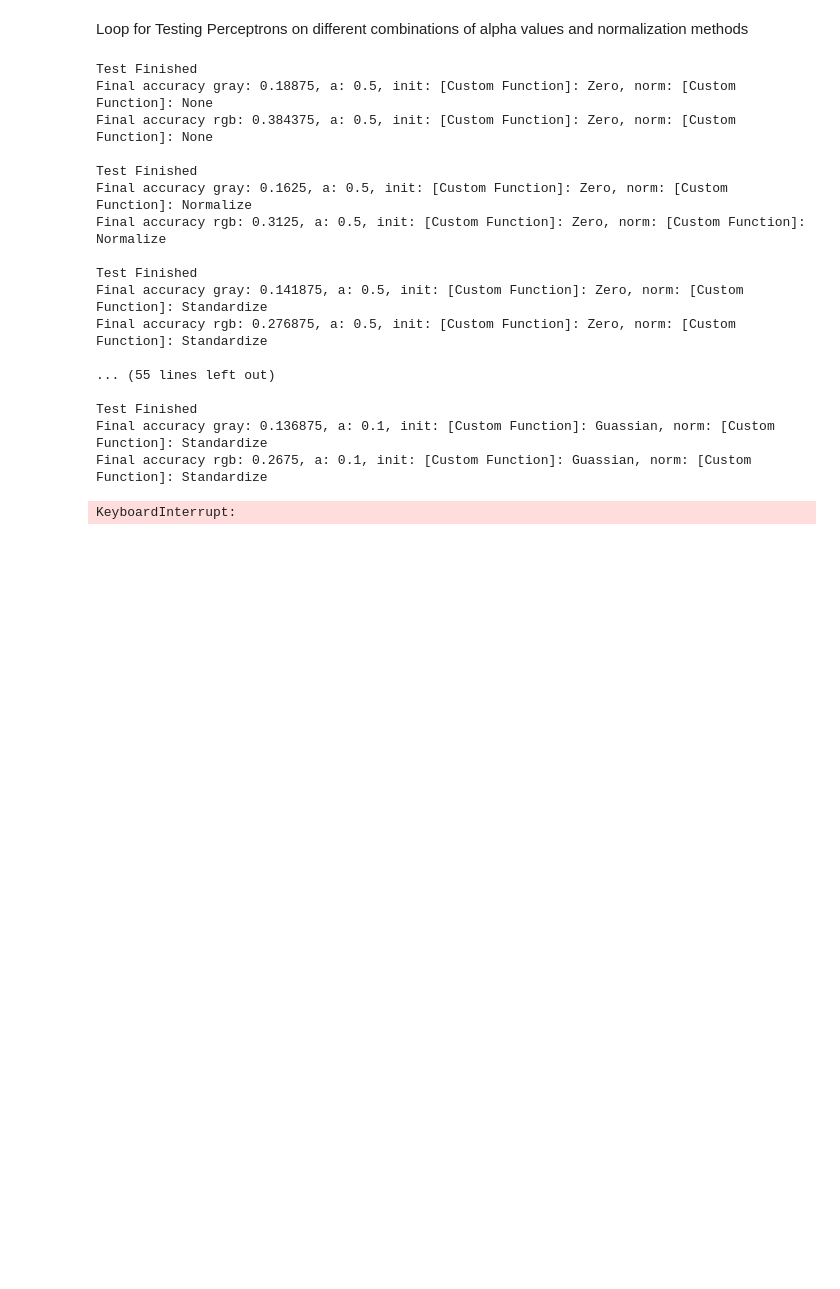
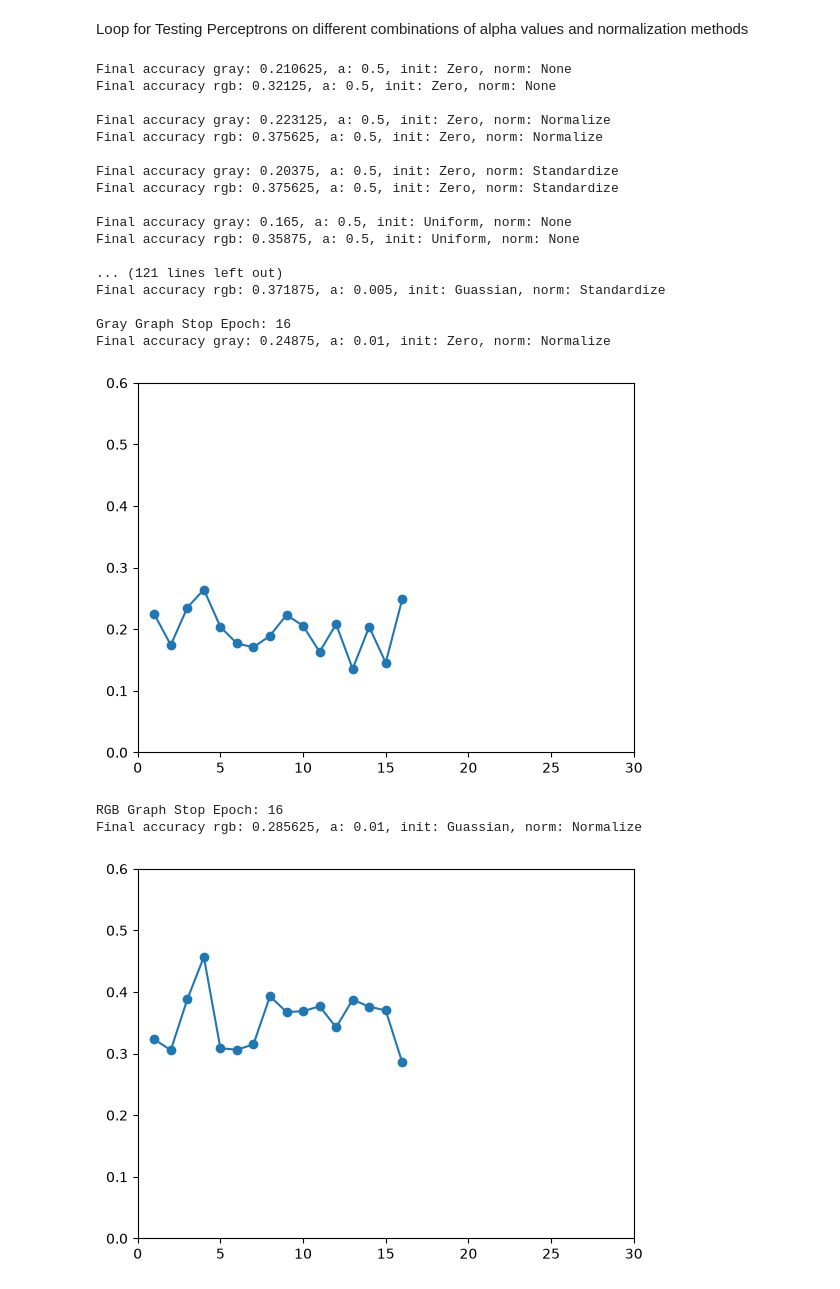
Before and after one commit to McShiny/PerceptronImageClassification, a Jupyter notebook: PerceptronImageClassification.ipynb, the cells around one changed output. Cells and saved outputs as stored; diff of their text form; code cells hidden in the pictures; blank space fills up the shorter version.

```diff
--- a/PerceptronImageClassification.ipynb
+++ b/PerceptronImageClassification.ipynb
@@ -133,10 +133,10 @@ Method for training Perceptron over multiple epochs
 
 Exit Conditions: max epochs reached or insignificant improvements in accuracy
 # %%
-def test_perceptron(alpha: float, init: CustomFunction, norm: CustomFunction, min_delta=0.001, patience=5):
+def test_perceptron(alpha: float, init: CustomFunction, norm: CustomFunction, min_delta=0.0001, patience=5):
     p_gray = MultiClassPerceptron(len(X_train_gray[0]), alpha, init(X_train_gray))
     p_rgb = MultiClassPerceptron(len(X_train_rgb[0]), alpha, init(X_train_rgb))
-    epochs = 50
+    epochs = 30
     x_gray = []
     y_gray = []
     x_rgb = []
@@ -193,11 +193,14 @@ def test_perceptron(alpha: float, init: CustomFunction, norm: CustomFunction, mi
         if stopped_gray and stopped_rgb:
             break
 
-    print(f"Test Finished")
-    print(f"Final accuracy gray: {acc_gray}, a: {alpha}, init: {init}, norm: {norm}")
-    print(f"Final accuracy rgb: {acc_rgb}, a: {alpha}, init: {init}, norm: {norm}")
+    text_gray = f"Final accuracy gray: {acc_gray}, a: {alpha}, init: {init}, norm: {norm}"
+    text_rgb = f"Final accuracy rgb: {acc_rgb}, a: {alpha}, init: {init}, norm: {norm}"
 
-    return x_gray, y_gray, x_rgb, y_rgb, stop_epoch_gray, stop_epoch_rgb
+    print(text_gray)
+    print(text_rgb)
+    print()
+
+    return best_acc_gray, best_acc_rgb, x_gray, x_rgb, y_gray, y_rgb, stop_epoch_gray, stop_epoch_rgb, text_gray, text_rgb
 # %% [markdown]
 Class for better utilization of functions
 # %%
@@ -257,38 +260,54 @@ Plotting Learning Data
 
 def show_graph(X: np.array, y: np.array):
     plt.plot(X, y, marker='o')
+    plt.xlim(0, 30)
+    plt.ylim(0, 0.60)
     plt.show()
 # %% [markdown]
 Loop for Testing Perceptrons on different combinations of alpha values and normalization methods
 # %%
 alphas = [0.5, 0.1, 0.05, 0.01, 0.005]
 inits = [cust_zeros, cust_uniform, cust_guassian]
 norms = [cust_default, cust_normalize, cust_standardize]
 tests = itertools.product(alphas, inits, norms)
 
+max_rgb = [0]
+max_gray = [0]
+
 for test in tests:
 
-    output = test_perceptron(*test)
-    print(f"Gray Graph Stop Epoch: {output[4]}")
-    show_graph(output[0], output[1])
-    print(f"RGB Graph Stop Epoch: {output[5]}")
-    show_graph(output[2], output[3])
+    output = test_perceptron(*test, 0.0001, 12)
+
+    if output[0] > max_gray[0]:
+        max_gray = output[::2]
+    if output[1] > max_rgb[0]:
+        max_rgb = output[1::2]
+
+print(f"Gray Graph Stop Epoch: {max_gray[3]}")
+print(max_gray[4])
+show_graph(max_gray[1], max_gray[2])
+print(f"RGB Graph Stop Epoch: {max_rgb[3]}")
+print(max_rgb[4])
+show_graph(max_rgb[1], max_rgb[2])
 # %% [output]
-Test Finished
-Final accuracy gray: 0.18875, a: 0.5, init: [Custom Function]: Zero, norm: [Custom Function]: None
-Final accuracy rgb: 0.384375, a: 0.5, init: [Custom Function]: Zero, norm: [Custom Function]: None
+Final accuracy gray: 0.210625, a: 0.5, init: Zero, norm: None
+Final accuracy rgb: 0.32125, a: 0.5, init: Zero, norm: None
 
-Test Finished
-Final accuracy gray: 0.1625, a: 0.5, init: [Custom Function]: Zero, norm: [Custom Function]: Normalize
-Final accuracy rgb: 0.3125, a: 0.5, init: [Custom Function]: Zero, norm: [Custom Function]: Normalize
+Final accuracy gray: 0.223125, a: 0.5, init: Zero, norm: Normalize
+Final accuracy rgb: 0.375625, a: 0.5, init: Zero, norm: Normalize
 
-Test Finished
-Final accuracy gray: 0.141875, a: 0.5, init: [Custom Function]: Zero, norm: [Custom Function]: Standardize
-Final accuracy rgb: 0.276875, a: 0.5, init: [Custom Function]: Zero, norm: [Custom Function]: Standardize
+Final accuracy gray: 0.20375, a: 0.5, init: Zero, norm: Standardize
+Final accuracy rgb: 0.375625, a: 0.5, init: Zero, norm: Standardize
 
-... (55 lines left out)
+Final accuracy gray: 0.165, a: 0.5, init: Uniform, norm: None
+Final accuracy rgb: 0.35875, a: 0.5, init: Uniform, norm: None
 
-Test Finished
-Final accuracy gray: 0.136875, a: 0.1, init: [Custom Function]: Guassian, norm: [Custom Function]: Standardize
-Final accuracy rgb: 0.2675, a: 0.1, init: [Custom Function]: Guassian, norm: [Custom Function]: Standardize
+... (121 lines left out)
+Final accuracy rgb: 0.371875, a: 0.005, init: Guassian, norm: Standardize
+
+Gray Graph Stop Epoch: 16
+Final accuracy gray: 0.24875, a: 0.01, init: Zero, norm: Normalize
+[figure, added]
-KeyboardInterrupt:
+RGB Graph Stop Epoch: 16
+Final accuracy rgb: 0.285625, a: 0.01, init: Guassian, norm: Normalize
+[figure, added]
```
